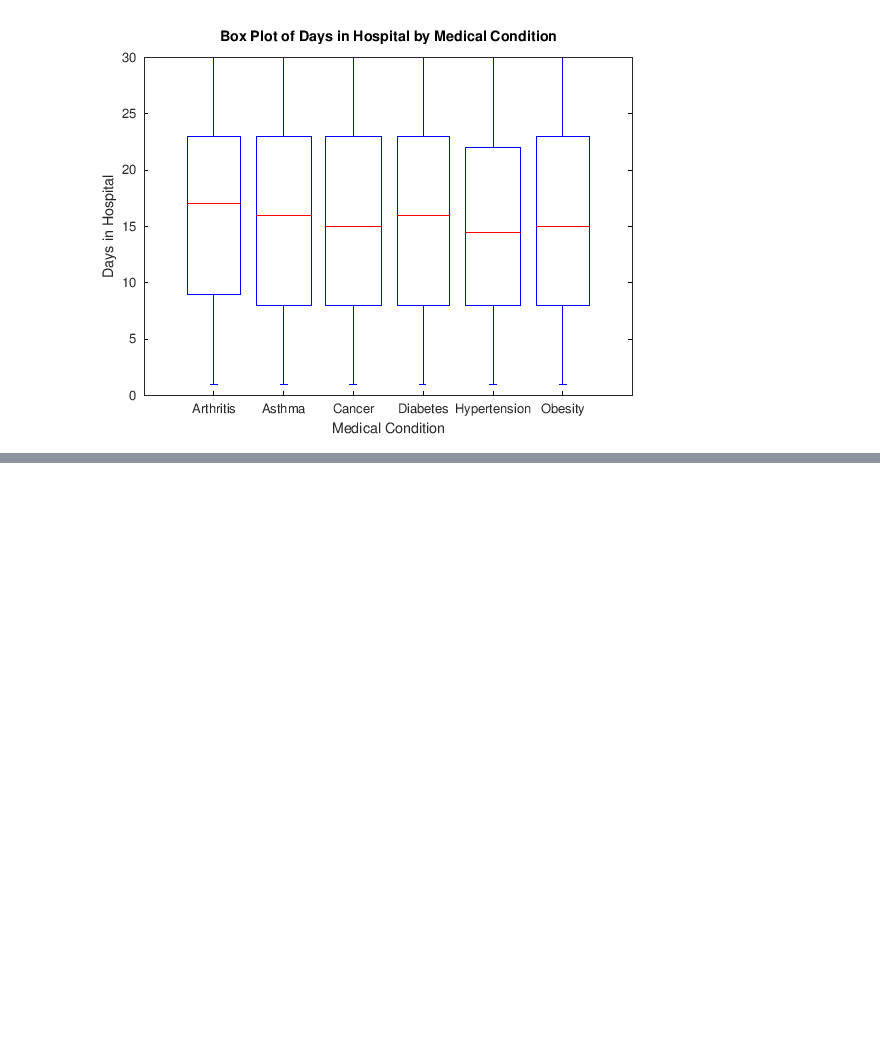
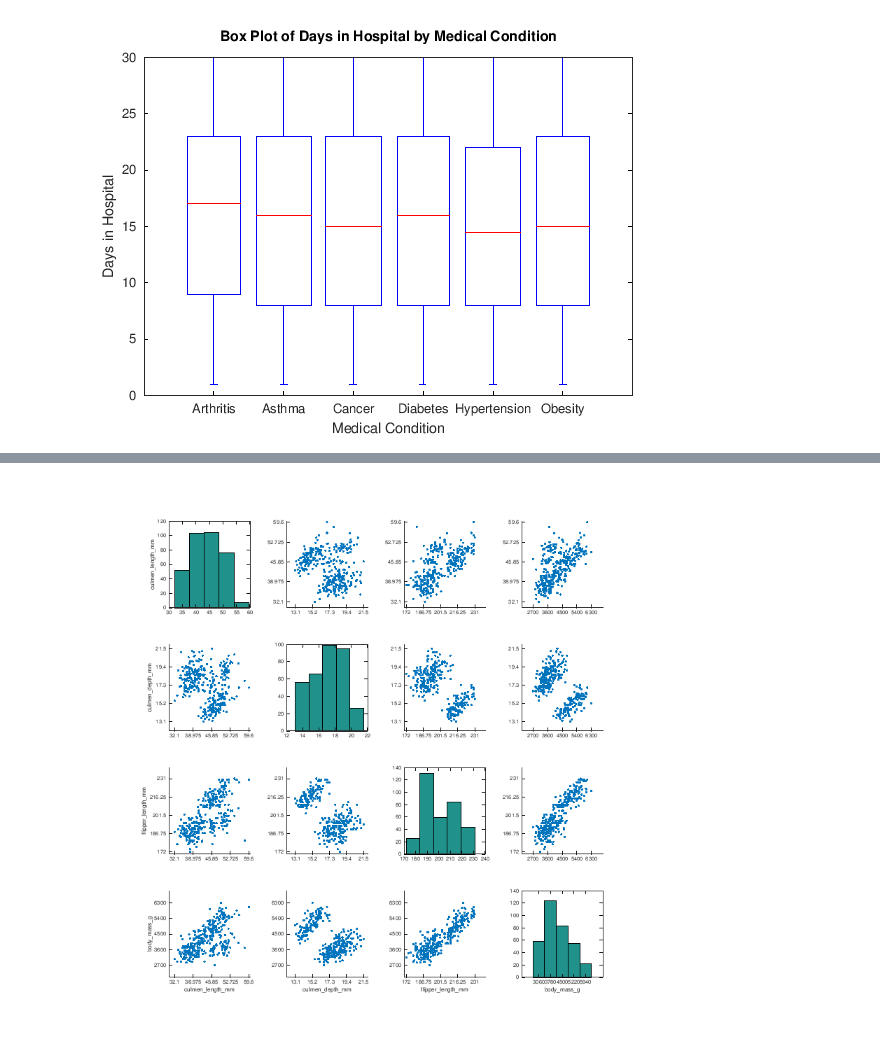
Before and after one commit to ngum17/vizualizace, a Jupyter notebook: Matlab/octave.ipynb, the cells around one changed output, grey strips where cells are left out. Saved outputs shown, nothing was run; the diff lists cells and outputs as text; code cells hidden in the pictures; blank space fills up the shorter version.

```diff
--- a/Matlab/octave.ipynb
+++ b/Matlab/octave.ipynb
@@ -145,0 +157,45 @@ set(findall(gcf, 'type', 'axes'), 'FontSize', 3); % Set font size for all axes
+# %%
+% Load the dataset
+data = csvread("penguins.csv", 1, 0);
+
+% Extract columns 3 to 6
+numeric_data = data(:, 3:6);
+
+% Remove rows with missing values
+numeric_data = numeric_data(all(~isnan(numeric_data), 2), :);
+
+% Column labels
+column_labels = {'culmen\\_length\\_mm', 'culmen\\_depth\\_mm', 'flipper\\_length\\_mm', 'body\\_mass\\_g'};
+
+% Get the number of variables (columns)
+num_vars = size(numeric_data, 2);
+
+% Create a new figure with a larger size
+figure('Position', [0, 0, 800, 800]);
+for i = 1:num_vars
+    for j = 1:num_vars
+        subplot(num_vars, num_vars, (i-1)*num_vars + j);
+        if i == j
+            hist(numeric_data(:, i), 5); % Adjust the number of bins if needed
+            set(gca, 'FontSize', 4);
+        else
+            scatter(numeric_data(:, j), numeric_data(:, i), '.');
+            set(gca, 'FontSize', 4); % Set font size for axes
+            % Reduce the number of ticks
+            set(gca, 'XTick', linspace(min(numeric_data(:, j)), max(numeric_data(:, j)), 5));
+            set(gca, 'YTick', linspace(min(numeric_data(:, i)), max(numeric_data(:, i)), 5));
+        end
+        if i == 4
+            xlabel(column_labels{j}, 'FontSize', 4);  % Use column labels for x-axis with smaller font size
+        else
+            xlabel('');  % Empty label for other subplots
+        end
+        if j == 1
+            ylabel(column_labels{i}, 'FontSize', 4);  % Use column labels for y-axis with smaller font size
+        else
+            ylabel('');  % Empty label for other subplots
+        end
+    end
+end
+# %% [output]
+[figure, added]
```
Also changed, not shown: parts of 10 cells of this notebook, 4 other files.
